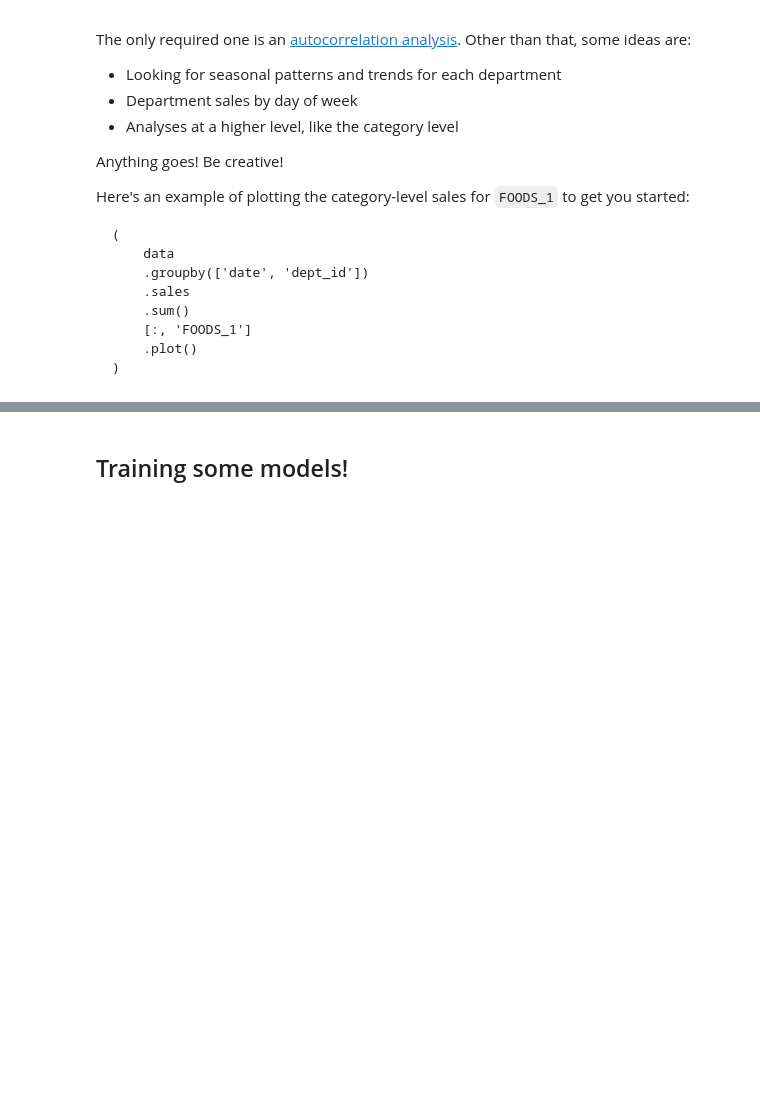
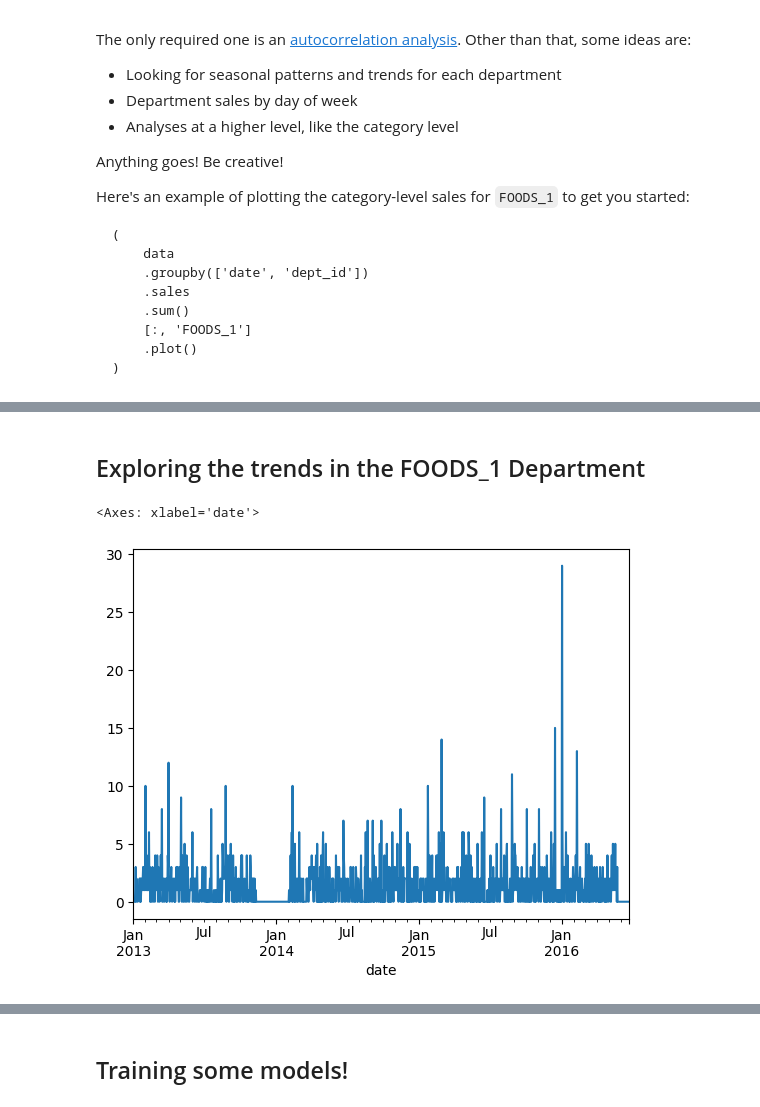
Before and after one commit to rctruta/Forecasting-ML, a Jupyter notebook: notebook98b65fb37e.ipynb, the cells around one changed output, grey strips where cells are left out. Saved outputs shown, nothing was run; the diff lists cells and outputs as text; code cells hidden in the pictures; blank space fills up the shorter version.

```diff
--- a/notebook98b65fb37e.ipynb
+++ b/notebook98b65fb37e.ipynb
@@ -414 +407,15 @@ HOBBIES_2      141
 Name: count, dtype: int64
+# %% [markdown]
+## Exploring the trends in the FOODS_1 Department
+# %%
+(
+    data
+    .groupby(['date', 'dept_id'])
+    .sales
+    .sum()
+    [:, 'FOODS_1']
+    .plot()
+)
+# %% [output]
+<Axes: xlabel='date'>
+[figure, added]
```
Also changed, not shown: parts of 29 cells of this notebook.
